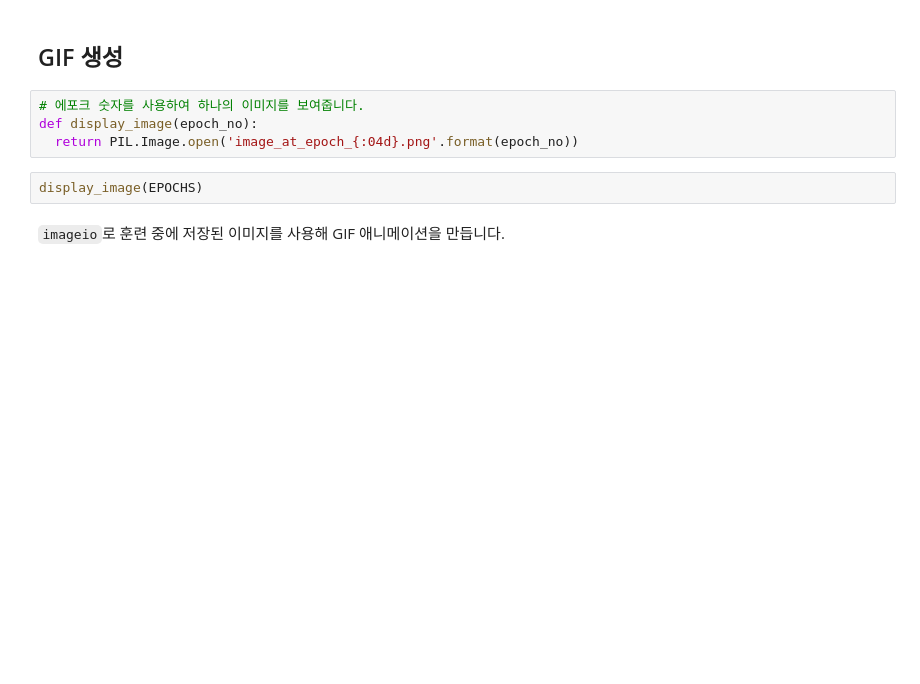
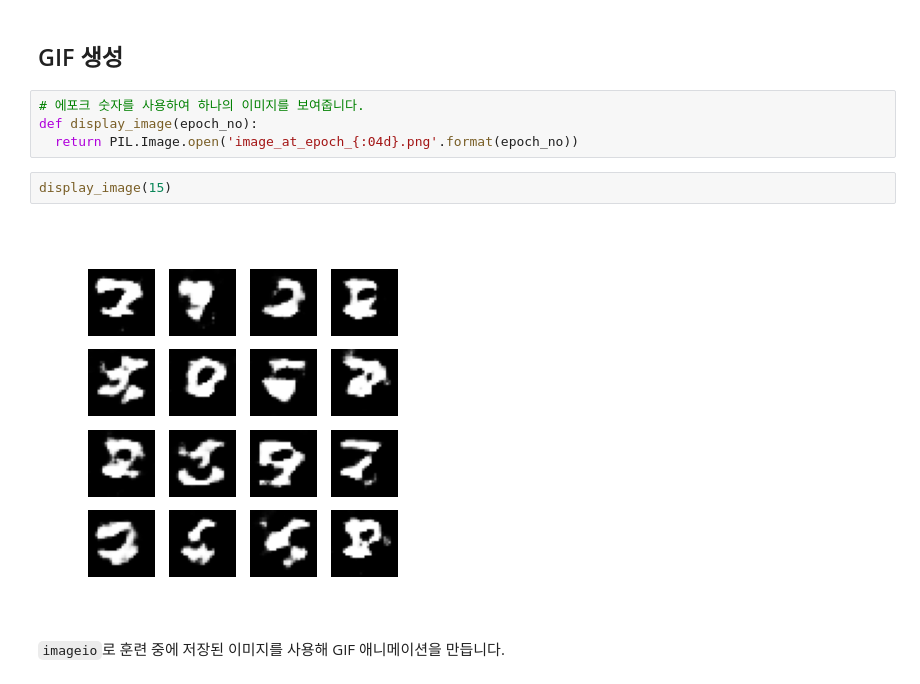
Before and after one commit to JSJeong-me/KOSA_BIGDATA_DEEPLEARNING, a Jupyter notebook: dcgan.ipynb, the cells around one changed output. Cells and saved outputs as stored; diff of their text form; blank space fills up the shorter version.

```diff
--- a/dcgan.ipynb
+++ b/dcgan.ipynb
@@ -295,7 +305,9 @@ checkpoint.restore(tf.train.latest_checkpoint(checkpoint_dir))
 def display_image(epoch_no):
   return PIL.Image.open('image_at_epoch_{:04d}.png'.format(epoch_no))
 # %%
-display_image(EPOCHS)
+display_image(15)
+# %% [output]
+[figure, added]
 # %% [markdown]
 `imageio`로 훈련 중에 저장된 이미지를 사용해 GIF 애니메이션을 만듭니다.
 # %%
```
Also changed, not shown: parts of 6 cells of this notebook.
